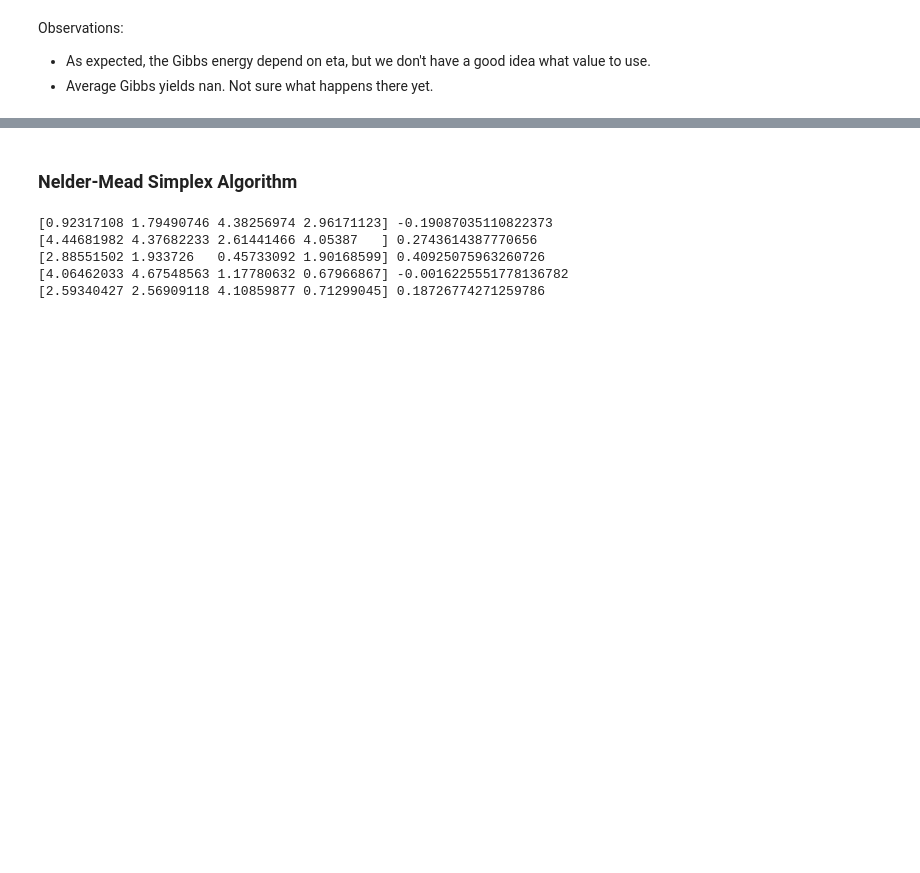
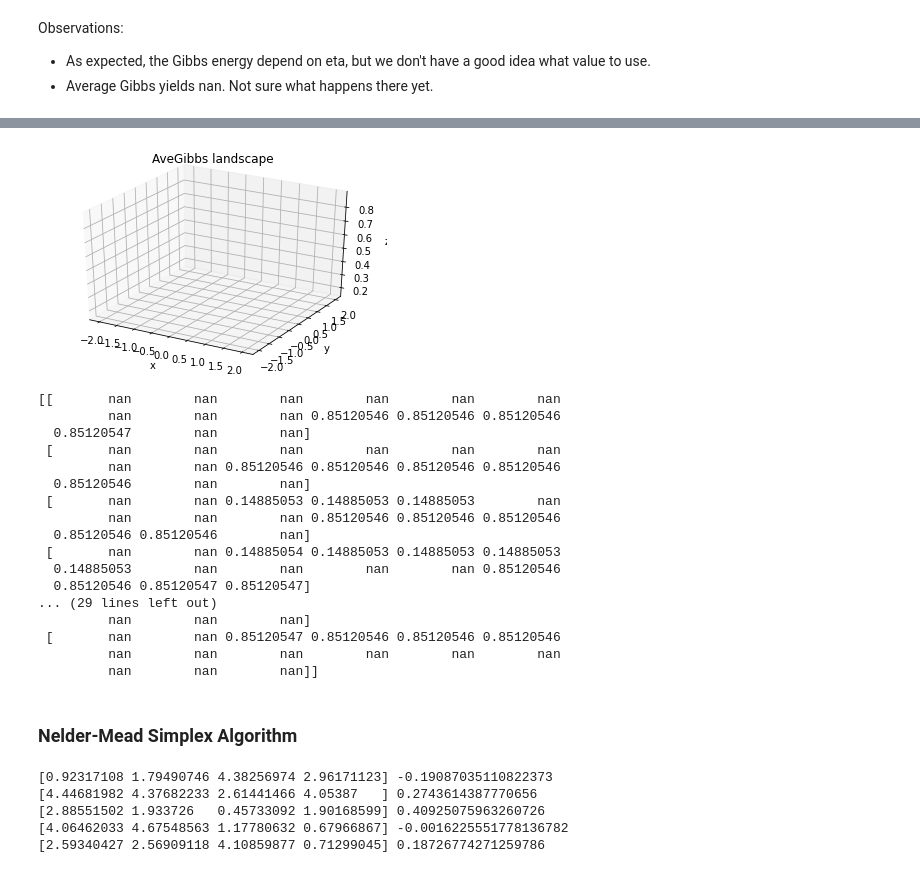
Before and after one commit to PanPalitta/QAOA, a Jupyter notebook: Opt_QAOA.ipynb, the cells around one changed output, grey strips where cells are left out. Cells and saved outputs as stored; diff of their text form; code cells hidden in the pictures; blank space fills up the shorter version.

```diff
--- a/Opt_QAOA.ipynb
+++ b/Opt_QAOA.ipynb
@@ -212,3 +291,32 @@ Observations:
+# %%
+fig = plt.figure()
+ax = plt.axes(projection='3d')
+ax.plot_surface(X, Y, z, cmap='terrain')
+ax.set_xlabel('x')
+ax.set_ylabel('y')
+ax.set_zlabel('z')
+ax.set_title('AveGibbs landscape')
+plt.show()
+print(z)
+# %% [output]
+[figure, added]
+[[       nan        nan        nan        nan        nan        nan
+         nan        nan        nan 0.85120546 0.85120546 0.85120546
+  0.85120547        nan        nan]
+ [       nan        nan        nan        nan        nan        nan
+         nan        nan 0.85120546 0.85120546 0.85120546 0.85120546
+  0.85120546        nan        nan]
+ [       nan        nan 0.14885053 0.14885053 0.14885053        nan
+         nan        nan        nan 0.85120546 0.85120546 0.85120546
+  0.85120546 0.85120546        nan]
+ [       nan        nan 0.14885054 0.14885053 0.14885053 0.14885053
+  0.14885053        nan        nan        nan        nan 0.85120546
+  0.85120546 0.85120547 0.85120547]
+... (29 lines left out)
+         nan        nan        nan]
+ [       nan        nan 0.85120547 0.85120546 0.85120546 0.85120546
+         nan        nan        nan        nan        nan        nan
+         nan        nan        nan]]
 # %% [markdown]
 ### Nelder-Mead Simplex Algorithm
 # %%
```
Also changed, not shown: parts of 7 cells of this notebook.
